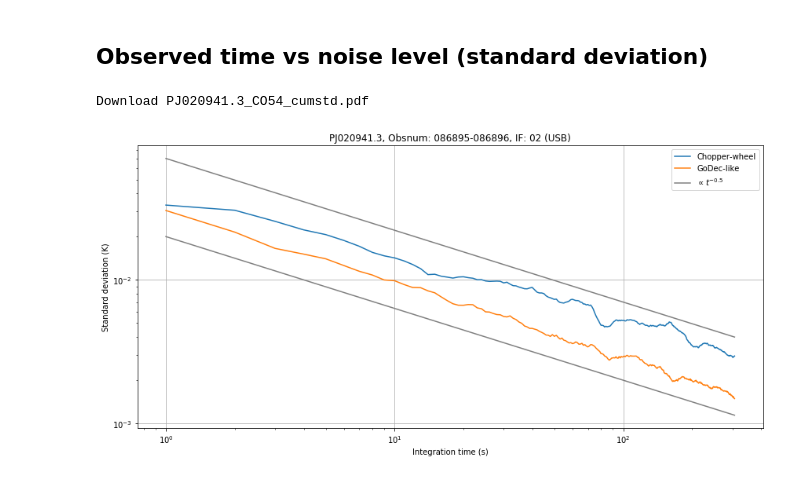
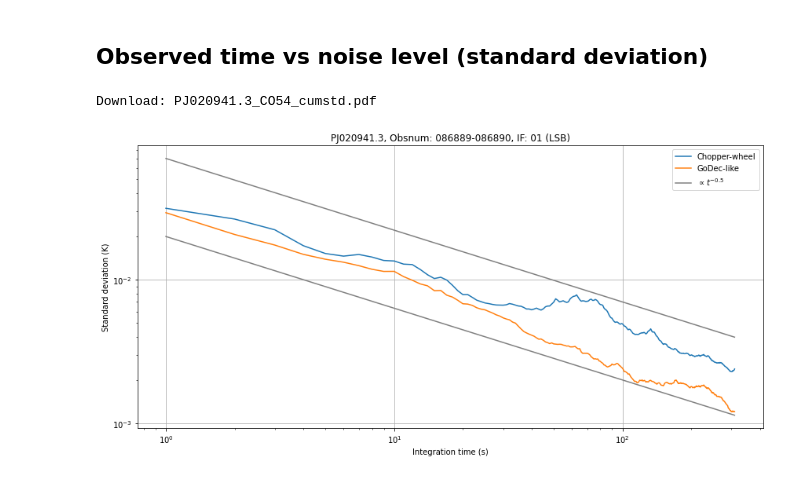
Before and after one commit to astropenguin/taniguchi-2021-analysis, a Jupyter notebook: notes/2020-02-26/analysis-PJ020941.3-CO43.ipynb, the cells around one changed output. Saved outputs shown, nothing was run; the diff lists cells and outputs as text; code cells hidden in the pictures.

```diff
--- a/notes/2020-02-26/analysis-PJ020941.3-CO43.ipynb
+++ b/notes/2020-02-26/analysis-PJ020941.3-CO43.ipynb
@@ -44,10 +45,10 @@ def estimate_L(X, S, n=10):
 ## Load data
 # %%
 target = "PJ020941.3"
-obsnum_cal = "086895"
-obsnum_sci = "086896"
-ifnum = "02"
-sideband = "USB"
+obsnum_cal = "086889"
+obsnum_sci = "086890"
+ifnum = "01"
+sideband = "LSB"
 T_amb = 273.0
 ch_bin = 256
 
@@ -118,8 +119,8 @@ Download PJ020941.3_CO43_spectra.pdf
 # %% [markdown]
 ## Observed time vs noise level (standard deviation)
 # %%
-T_base = xr.concat([T_cal.loc[:, :162.5], T_cal.loc[:, 161.75:]], "ch")
-T_base_re = xr.concat([T_cal_re.loc[:, :162.5], T_cal_re.loc[:, 161.75:]], "ch")
+T_base = xr.concat([T_cal.loc[:, :129.4], T_cal.loc[:, 130.0:]], "ch")
+T_base_re = xr.concat([T_cal_re.loc[:, :129.4], T_cal_re.loc[:, 130.0:]], "ch")
 
 cumstd = (T_base.cumsum("t") / xr.ones_like(T_base).cumsum("t")).std("ch")
 cumstd_re = (T_base_re.cumsum("t") / xr.ones_like(T_base_re).cumsum("t")).std("ch")
@@ -127,21 +128,21 @@ cumint = T_base.integtime.cumsum("t")
 # %%
 fig, ax = plt.subplots(figsize=(12, 6))
 
 ax.plot(cumint, cumstd, label="Chopper-wheel")
 ax.plot(cumint, cumstd_re, label="GoDec-like")
 ax.plot(cumint, 0.02 * cumint**-0.5, c="gray")
 ax.plot(cumint, 0.07 * cumint**-0.5, c="gray", label="$\propto t^{-0.5}$")
 
 ax.set_title(f"{target}, Obsnum: {obsnum_cal}-{obsnum_sci}, IF: {ifnum} ({sideband})")
 ax.set_xlabel("Integration time (s)")
 ax.set_ylabel("Standard deviation (K)")
 ax.set_xscale("log")
 ax.set_yscale("log")
 ax.legend()
 ax.grid()
 
 fig.tight_layout()
-savefig_in_notebook("PJ020941.3_CO54_cumstd.pdf")
+savefig_in_notebook(fig, "PJ020941.3_CO54_cumstd.pdf")
 # %% [output]
-Download PJ020941.3_CO54_cumstd.pdf
+Download: PJ020941.3_CO54_cumstd.pdf
-[figure, old version]
+[figure, new version]
```
Also changed, not shown: parts of 3 cells of this notebook, 1 other file.
